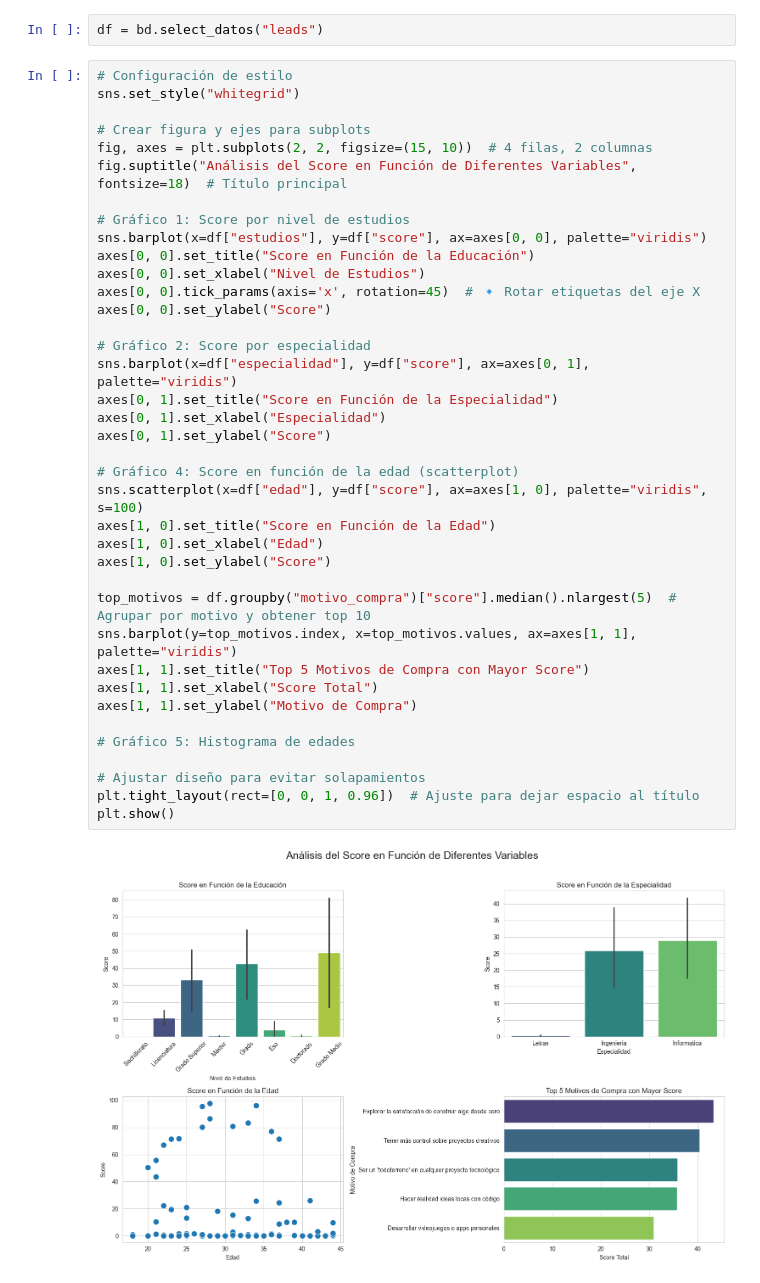
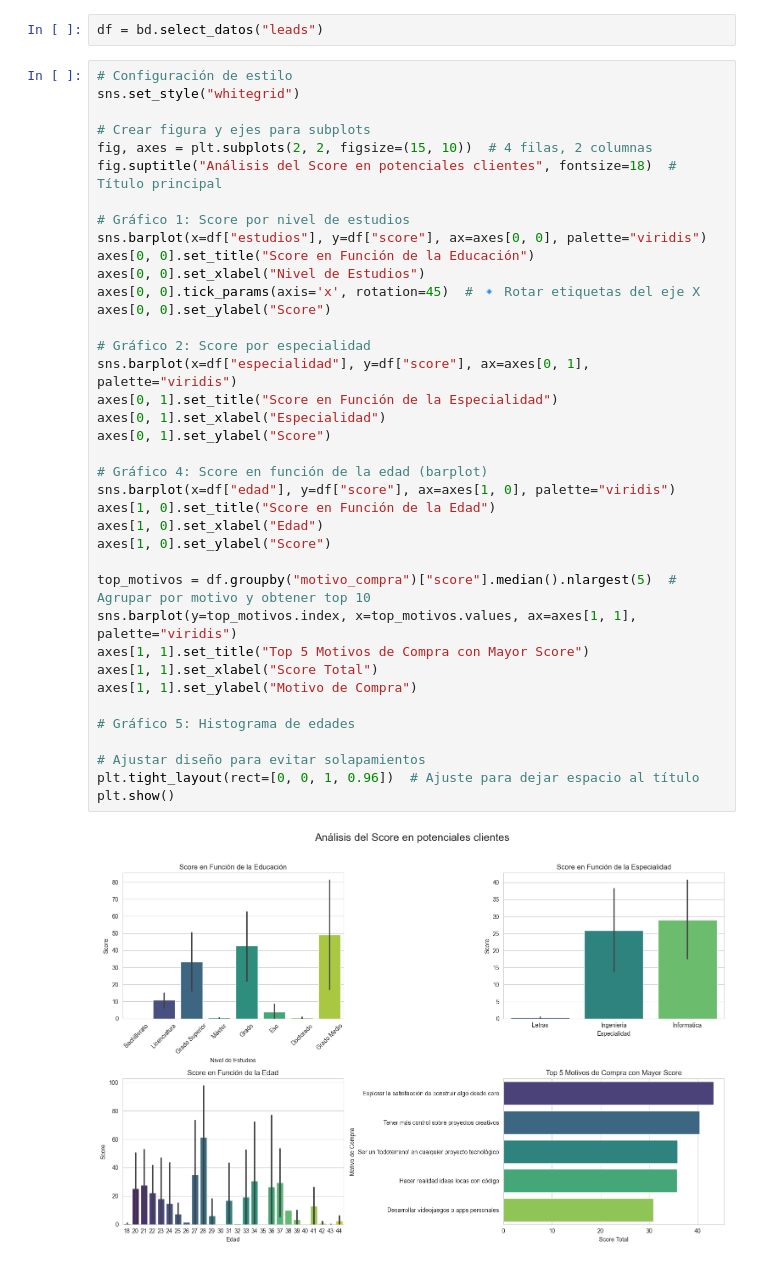
Before and after one commit to santiagorodriguez-dev/pf_02_exploracion_datos_modelo, a Jupyter notebook: notebooks/02_generacion_datos_modelo_.ipynb, the cells around one changed output. Drawn from its saved outputs; the diff is of its cells as text.

```diff
--- a/notebooks/02_generacion_datos_modelo_.ipynb
+++ b/notebooks/02_generacion_datos_modelo_.ipynb
@@ -80,37 +77,37 @@ sns.set_style("whitegrid")
 
 # Crear figura y ejes para subplots
 fig, axes = plt.subplots(2, 2, figsize=(15, 10))  # 4 filas, 2 columnas
-fig.suptitle("Análisis del Score en Función de Diferentes Variables", fontsize=18)  # Título principal
+fig.suptitle("Análisis del Score en potenciales clientes", fontsize=18)  # Título principal
 
 # Gráfico 1: Score por nivel de estudios
 sns.barplot(x=df["estudios"], y=df["score"], ax=axes[0, 0], palette="viridis")
 axes[0, 0].set_title("Score en Función de la Educación")
 axes[0, 0].set_xlabel("Nivel de Estudios")
 axes[0, 0].tick_params(axis='x', rotation=45)  # 🔹 Rotar etiquetas del eje X
 axes[0, 0].set_ylabel("Score")
 
 # Gráfico 2: Score por especialidad
 sns.barplot(x=df["especialidad"], y=df["score"], ax=axes[0, 1], palette="viridis")
 axes[0, 1].set_title("Score en Función de la Especialidad")
 axes[0, 1].set_xlabel("Especialidad")
 axes[0, 1].set_ylabel("Score")
 
-# Gráfico 4: Score en función de la edad (scatterplot)
-sns.scatterplot(x=df["edad"], y=df["score"], ax=axes[1, 0], palette="viridis", s=100)
+# Gráfico 4: Score en función de la edad (barplot)
+sns.barplot(x=df["edad"], y=df["score"], ax=axes[1, 0], palette="viridis")
 axes[1, 0].set_title("Score en Función de la Edad")
 axes[1, 0].set_xlabel("Edad")
 axes[1, 0].set_ylabel("Score")
 
 top_motivos = df.groupby("motivo_compra")["score"].median().nlargest(5)  # Agrupar por motivo y obtener top 10
 sns.barplot(y=top_motivos.index, x=top_motivos.values, ax=axes[1, 1], palette="viridis")
 axes[1, 1].set_title("Top 5 Motivos de Compra con Mayor Score")
 axes[1, 1].set_xlabel("Score Total")
 axes[1, 1].set_ylabel("Motivo de Compra")
 
 # Gráfico 5: Histograma de edades
 
 # Ajustar diseño para evitar solapamientos
 plt.tight_layout(rect=[0, 0, 1, 0.96])  # Ajuste para dejar espacio al título
 plt.show()
 # %% [output]
-[figure, old version]
+[figure, new version]
```
Also changed, not shown: parts of 1 cell of this notebook.
